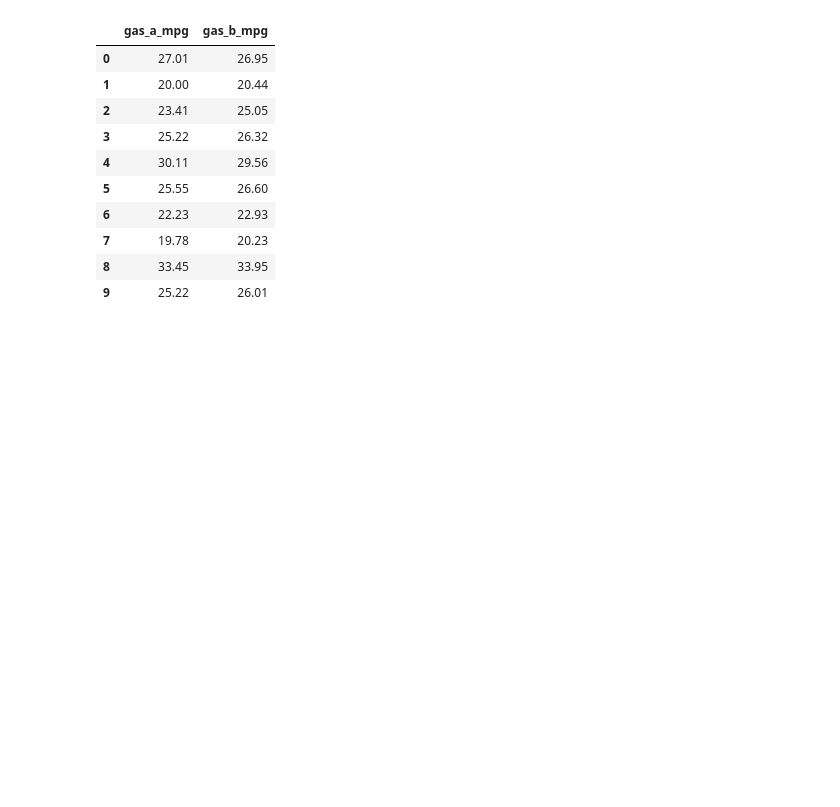
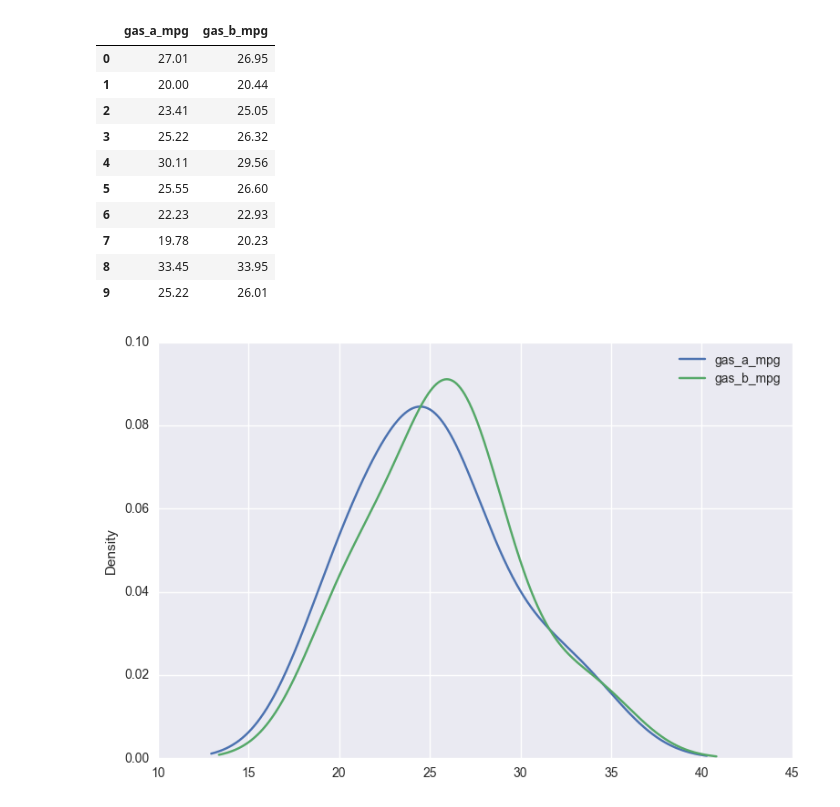
Before and after one commit to doolingdavid/IBATHREE, a Jupyter notebook: talk.ipynb, the cells around one changed output. Drawn from its saved outputs; the diff is of its cells as text; code cells hidden in the pictures; blank space fills up the shorter version.

```diff
--- a/talk.ipynb
+++ b/talk.ipynb
@@ -92,3 +100,30 @@ dfgas
 | 7 | 19.78 | 20.23 |
 | 8 | 33.45 | 33.95 |
 | 9 | 25.22 | 26.01 |
+# %%
+import numpy as np
+import pandas as pd
+import matplotlib.pyplot as plt
+from pandas import Series, DataFrame
+import pytz
+from pytz import common_timezones, all_timezones
+import matplotlib
+matplotlib.style.use('ggplot')
+%matplotlib inline
+from datetime import datetime
+import scipy as sp
+import statsmodels.api as sm
+import statsmodels.formula.api as smf
+matplotlib.style.use('fivethirtyeight')
+matplotlib.style.use('seaborn-talk')
+import os
+import collections
+
+import seaborn as sns
+import sklearn as sk
+import statsmodels as sm
+from datetime import datetime
+# %%
+dfgas.plot.kde();
+# %% [output]
+[figure, added]
```
Also changed, not shown: parts of 4 cells of this notebook.
